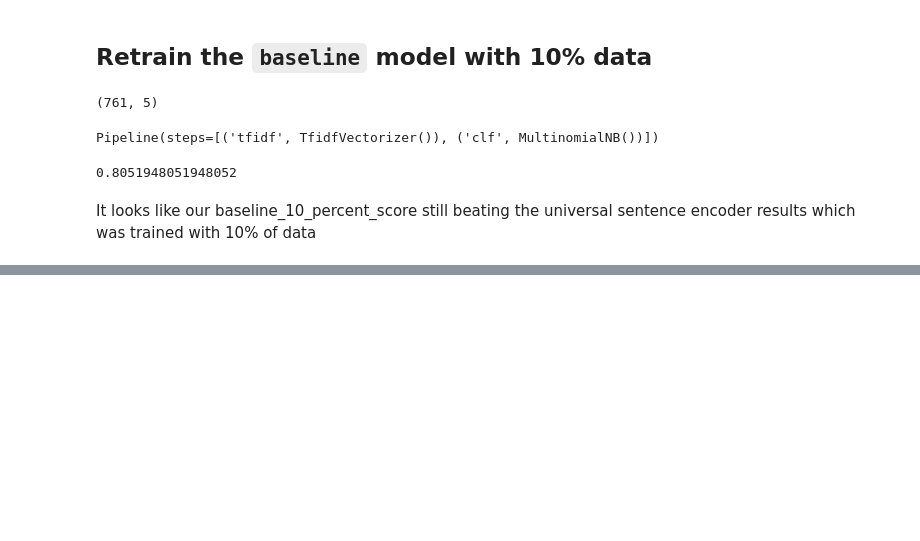
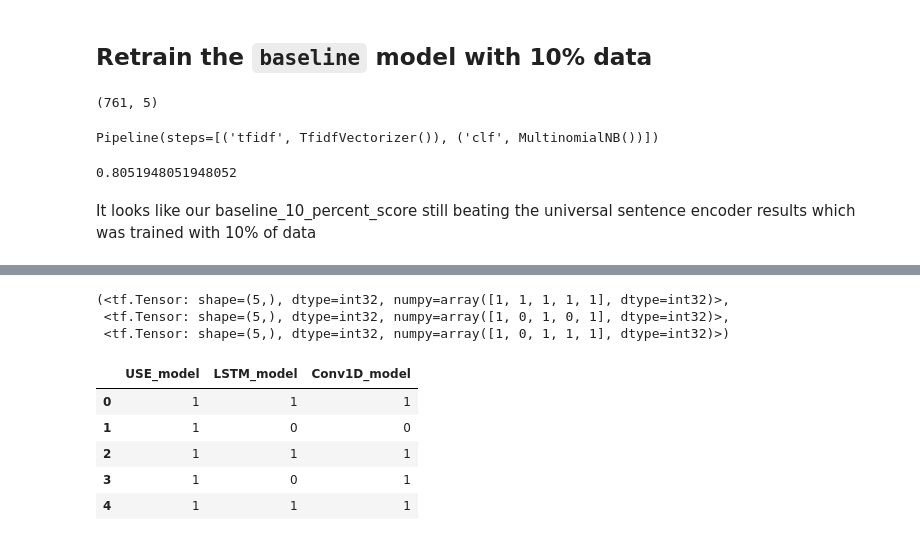
Before and after one commit to SaketMunda/introduction-to-nlp, a Jupyter notebook: exercises_nlp.ipynb, the cells around one changed output, grey strips where cells are left out. Cells and saved outputs as stored; diff of their text form; code cells hidden in the pictures; blank space fills up the shorter version.

```diff
--- a/exercises_nlp.ipynb
+++ b/exercises_nlp.ipynb
@@ -312,0 +501,21 @@ It looks like our baseline_10_percent_score still beating the universal sentence
+# %%
+# view some predictions
+model_USE_preds[:5], model_2_preds[:5], model_5_preds[:5]
+# %% [output]
+(<tf.Tensor: shape=(5,), dtype=int32, numpy=array([1, 1, 1, 1, 1], dtype=int32)>,
+ <tf.Tensor: shape=(5,), dtype=int32, numpy=array([1, 0, 1, 0, 1], dtype=int32)>,
+ <tf.Tensor: shape=(5,), dtype=int32, numpy=array([1, 0, 1, 1, 1], dtype=int32)>)
+# %%
+# create the dataframe of all the predictions
+preds_df = pd.DataFrame({"USE_model": model_USE_preds,
+                         "LSTM_model": model_2_preds,
+                         "Conv1D_model": model_5_preds})
+
+preds_df.head()
+# %% [output]
+|  | USE_model | LSTM_model | Conv1D_model |
+| 0 | 1 | 1 | 1 |
+| 1 | 1 | 0 | 0 |
+| 2 | 1 | 1 | 1 |
+| 3 | 1 | 0 | 1 |
+| 4 | 1 | 1 | 1 |
```
Also changed, not shown: parts of 35 cells of this notebook.
